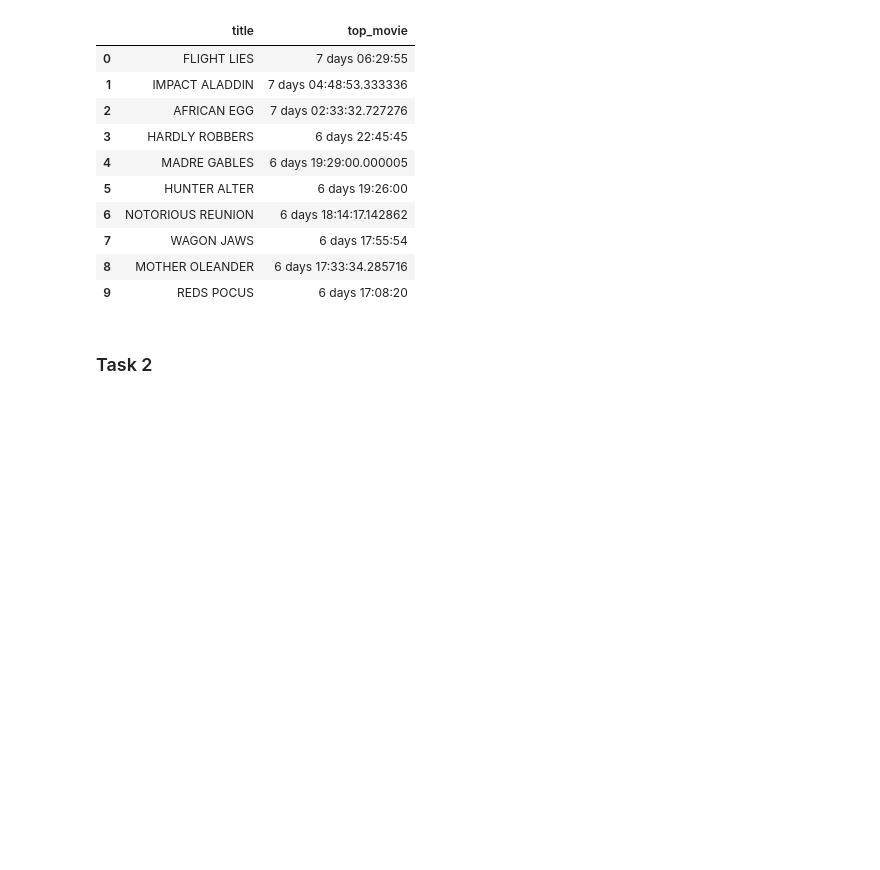
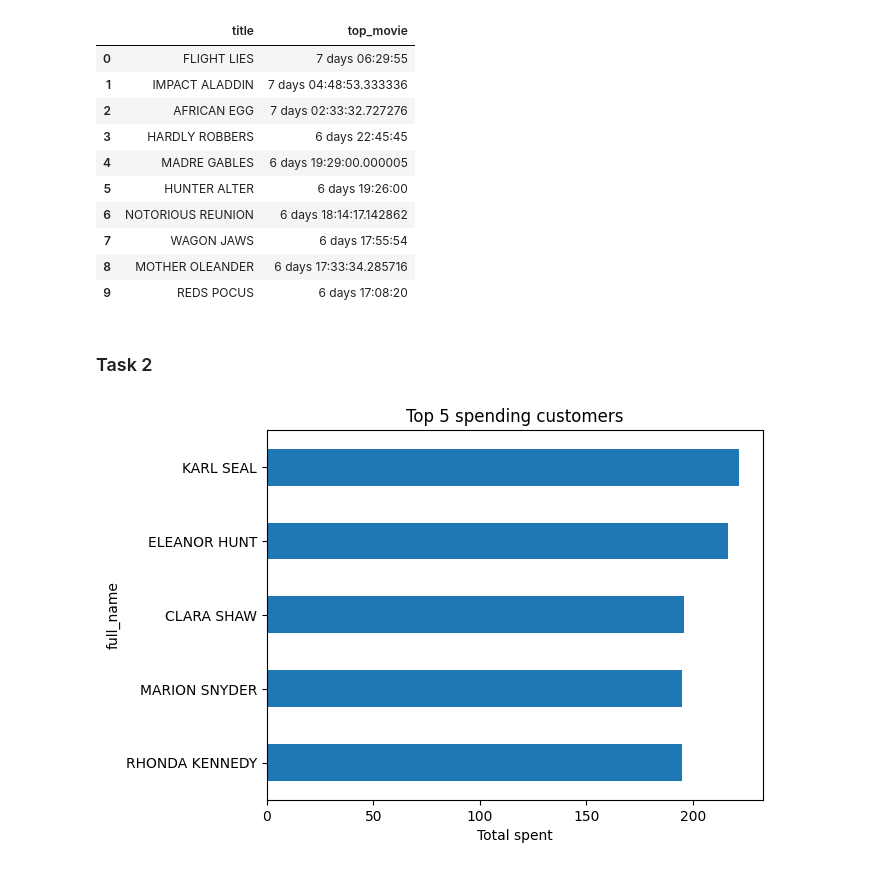
Before and after one commit to rickardgarnau-bit/SQL_course, a Jupyter notebook: Lab_1/Lab_1.ipynb, the cells around one changed output. Drawn from its saved outputs; the diff is of its cells as text; code cells hidden in the pictures; blank space fills up the shorter version.

```diff
--- a/Lab_1/Lab_1.ipynb
+++ b/Lab_1/Lab_1.ipynb
@@ -307,4 +309,33 @@ df_longest_rent
 # %%
 # a) Who are our top 5 customers by total spend? The Manager wants to know so that they can reward them
 # with special offers. Create a bar chart showing the top 5 customers by total spend.
+import matplotlib.pyplot as plt
+
+df_big_spenders = con.sql("""
+SELECT
+    c.first_name || ' ' || c.last_name as full_name,
+    SUM(p.amount) as total_spent
+FROM
+    sakila.main.customer c
+    LEFT JOIN sakila.main.payment p USING (customer_id)
+GROUP BY
+    full_name
+ORDER BY
+    total_spent DESC
+LIMIT
+    5;
+
+""").df()
+
+ax = df_big_spenders.plot(
+    kind="barh",
+    x="full_name",
+    y="total_spent",
+    title = "Top 5 spending customers",
+    xlabel="Total spent",
+    legend=False
+    )
+ax.invert_yaxis()
+# %% [output]
+[figure, added]
 # %%
```
Also changed, not shown: parts of 4 cells of this notebook, 14 other files.
